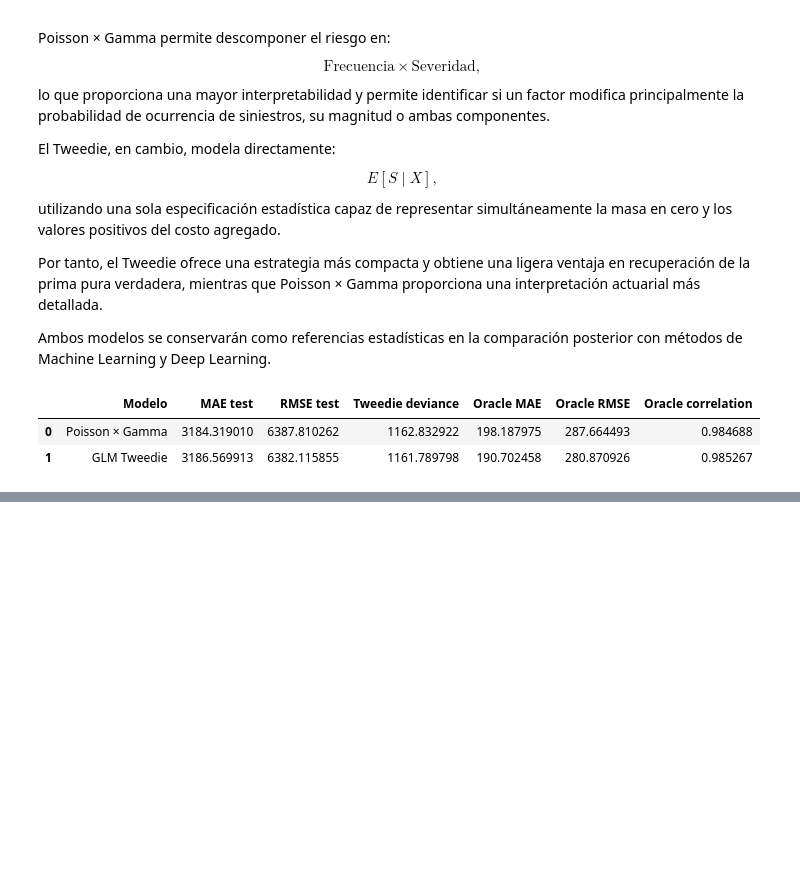
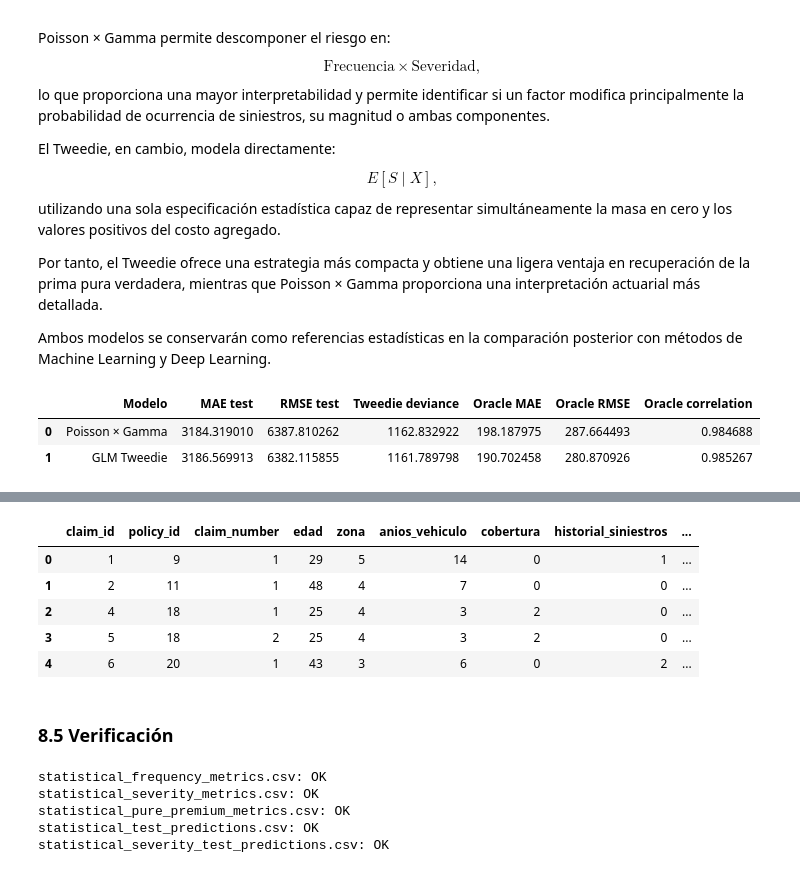
Before and after one commit to ActuarioDereckFuzz/Modelos_estadisticosvsMLvsDeep-Learning, a Jupyter notebook: notebooks/03_statistical_models.ipynb, the cells around one changed output, grey strips where cells are left out. Saved outputs shown, nothing was run; the diff lists cells and outputs as text; code cells hidden in the pictures; blank space fills up the shorter version.

Commit message:
Actualización: Guardamos todos los resultados relevantes hasta el momento

```diff
--- a/notebooks/03_statistical_models.ipynb
+++ b/notebooks/03_statistical_models.ipynb
@@ -3771,0 +3941,54 @@ statistical_pp_comparison
+# %%
+statistical_severity_test_predictions = pd.DataFrame({
+    # Identificadores
+    "claim_id":
+        claims_test["claim_id"].values,
+
+    "policy_id":
+        claims_test["policy_id"].values,
+
+    "claim_number":
+        claims_test["claim_number"].values,
+
+    # Variables explicativas
+    "edad":
+        claims_test["edad"].values,
+
+    "zona":
+        claims_test["zona"].values,
+
+    "anios_vehiculo":
+        claims_test["anios_vehiculo"].values,
+
+    "cobertura":
+        claims_test["cobertura"].values,
+
+    "historial_siniestros":
+        claims_test["historial_siniestros"].values,
+
+    "tipo_uso":
+        claims_test["tipo_uso"].values,
+
+    # Observado / oracle
+    "severidad":
+        claims_test["severidad"].values,
+
+    "severidad_esperada_real":
+        claims_test["severidad_esperada_real"].values,
+
+    # Modelos estadísticos
+    "sev_glm_gamma":
+        np.asarray(pred_test_sev_gamma),
+
+    "sev_log_duan":
+        np.asarray(pred_test_sev_log)
+})
+
+statistical_severity_test_predictions.head()
+# %% [output]
+|  | claim_id | policy_id | claim_number | edad | zona | anios_vehiculo | cobertura | historial_siniestros | ... |
+| 0 | 1 | 9 | 1 | 29 | 5 | 14 | 0 | 1 | ... |
+| 1 | 2 | 11 | 1 | 48 | 4 | 7 | 0 | 0 | ... |
+| 2 | 4 | 18 | 1 | 25 | 4 | 3 | 2 | 0 | ... |
+| 3 | 5 | 18 | 2 | 25 | 4 | 3 | 2 | 0 | ... |
+| 4 | 6 | 20 | 1 | 43 | 3 | 6 | 0 | 2 | ... |
@@ -3771,0 +4017,24 @@ statistical_pp_comparison
+# %% [markdown]
+### 8.5 Verificación
+# %%
+statistical_files = [
+    "statistical_frequency_metrics.csv",
+    "statistical_severity_metrics.csv",
+    "statistical_pure_premium_metrics.csv",
+    "statistical_test_predictions.csv",
+    "statistical_severity_test_predictions.csv"
+]
+
+for file_name in statistical_files:
+    path = RESULTS_DIR / file_name
+
+    print(
+        f"{file_name}: "
+        f"{'OK' if path.exists() else 'ERROR'}"
+    )
+# %% [output]
+statistical_frequency_metrics.csv: OK
+statistical_severity_metrics.csv: OK
+statistical_pure_premium_metrics.csv: OK
+statistical_test_predictions.csv: OK
+statistical_severity_test_predictions.csv: OK
```
Also changed, not shown: parts of 24 cells of this notebook, 7 other files.
